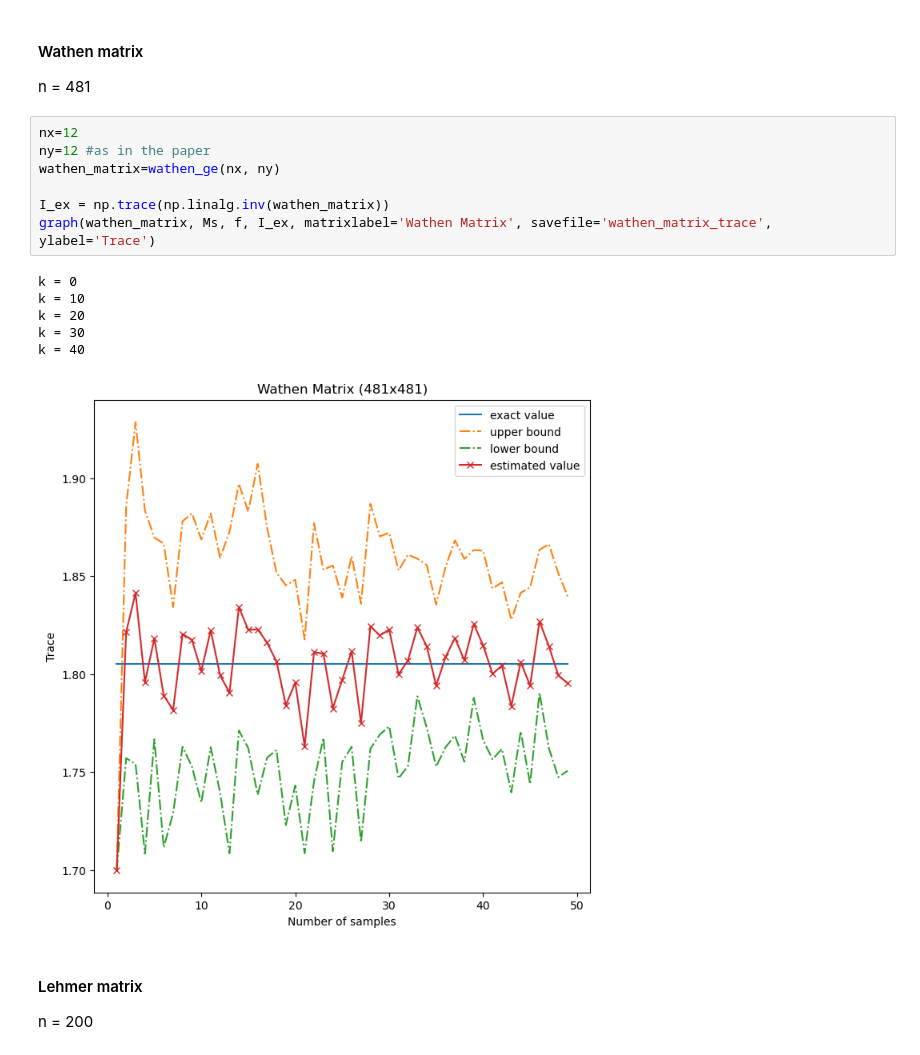
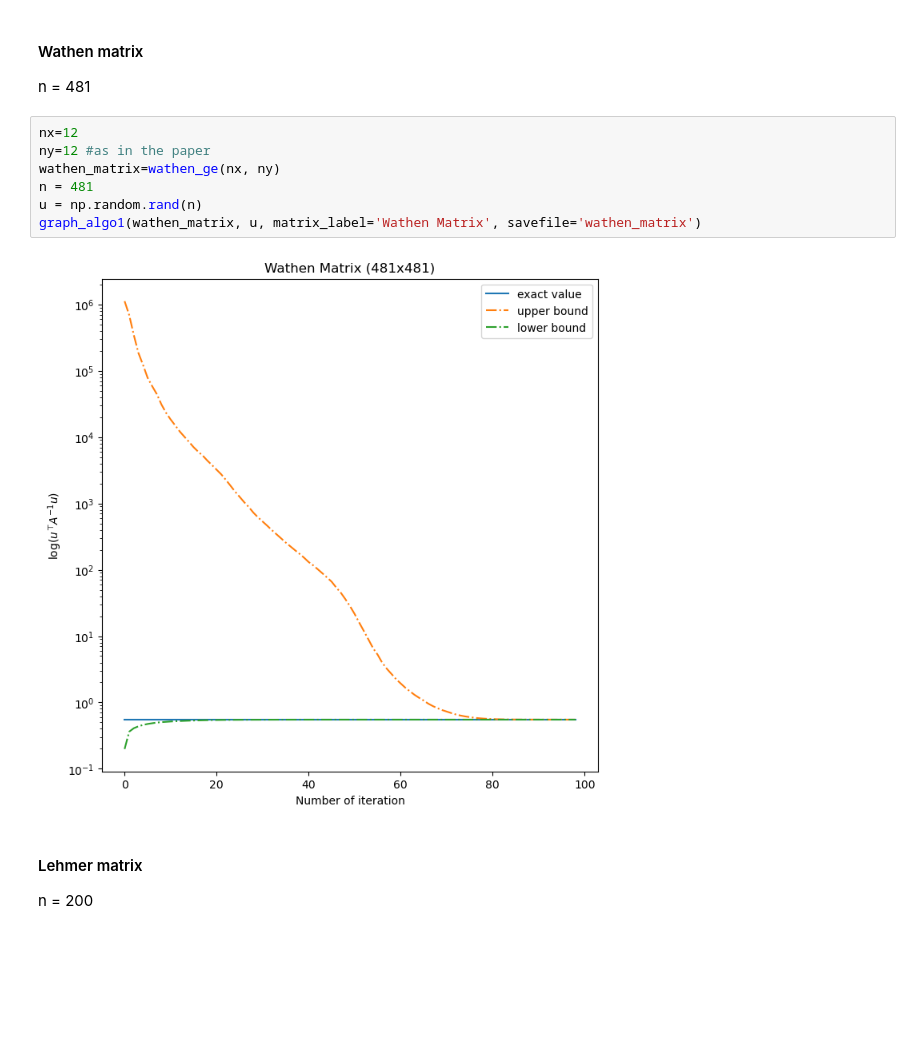
Before and after one commit to Aurenore/CLAProject_TraceEstimator, a Jupyter notebook: graphs_algo1.ipynb, the cells around one changed output. Saved outputs shown, nothing was run; the diff lists cells and outputs as text; blank space fills up the shorter version.

```diff
--- a/graphs_algo1.ipynb
+++ b/graphs_algo1.ipynb
@@ -152,17 +34,12 @@ n = 481
 # %%
 nx=12
 ny=12 #as in the paper
 wathen_matrix=wathen_ge(nx, ny)
-
-I_ex = np.trace(np.linalg.inv(wathen_matrix))
-graph(wathen_matrix, Ms, f, I_ex, matrixlabel='Wathen Matrix', savefile='wathen_matrix_trace', ylabel='Trace')
+n = 481
+u = np.random.rand(n)
+graph_algo1(wathen_matrix, u, matrix_label='Wathen Matrix', savefile='wathen_matrix')
 # %% [output]
-k = 0
-k = 10
-k = 20
-k = 30
-k = 40
-[figure, old version]
+[figure, new version]
 # %% [markdown]
 #### Lehmer matrix
 n = 200
```
Also changed, not shown: parts of 8 cells of this notebook.
